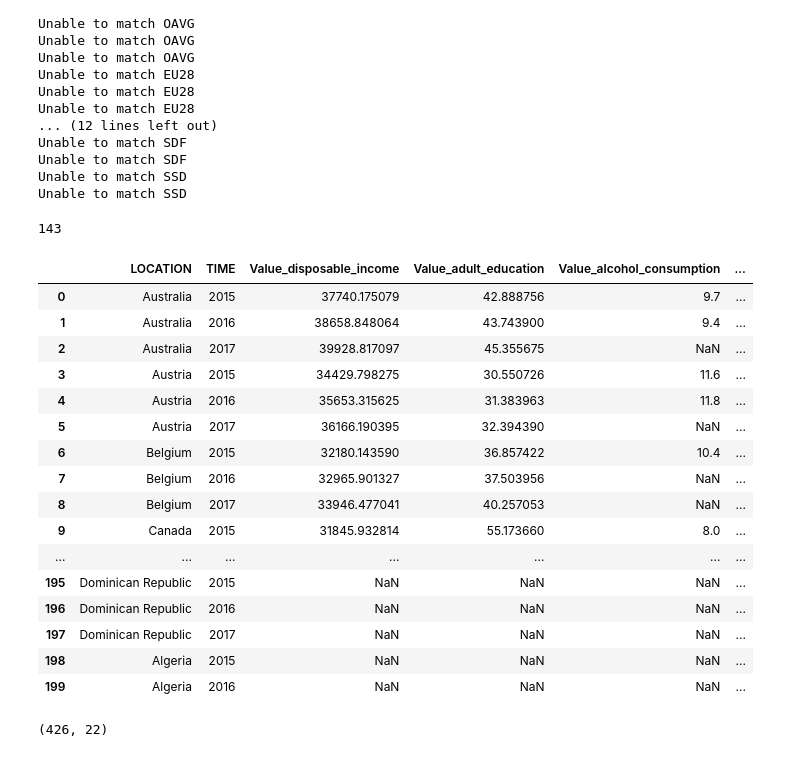
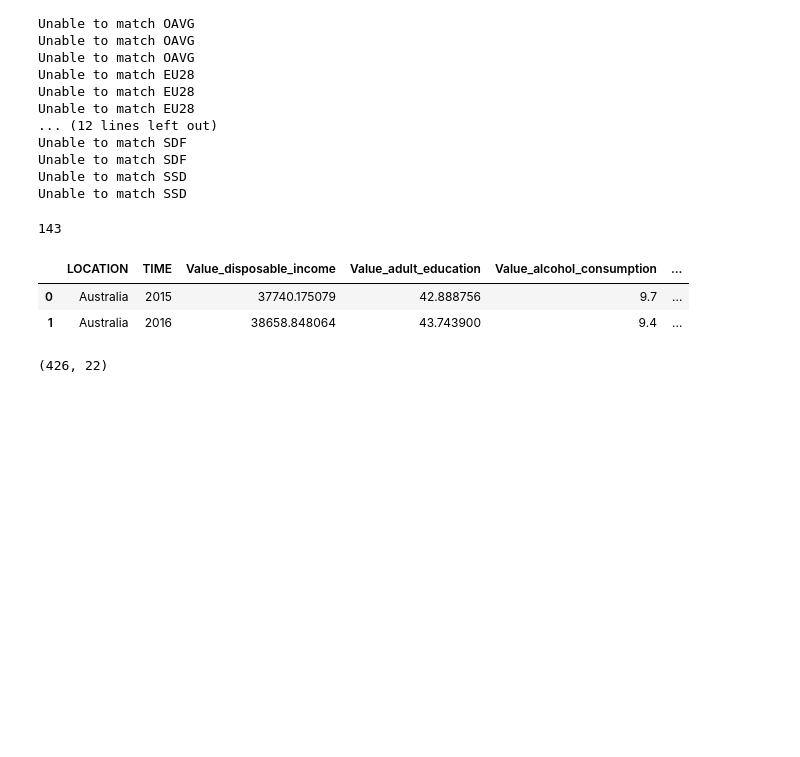
Before and after one commit to YiranJing/Health_and_Happiness_Study, a Jupyter notebook: notebook/Stage_1.1_Data_Process.ipynb, the cells around one changed output. Saved outputs shown, nothing was run; the diff lists cells and outputs as text; code cells hidden in the pictures; blank space fills up the shorter version.

```diff
--- a/notebook/Stage_1.1_Data_Process.ipynb
+++ b/notebook/Stage_1.1_Data_Process.ipynb
@@ -416,25 +412,11 @@ len(final_data['LOCATION'].unique())  # we finally match 140 countries
 # %% [output]
 143
 # %%
-final_data.head(200)
+final_data.head(2)
 # %% [output]
 |  | LOCATION | TIME | Value_disposable_income | Value_adult_education | Value_alcohol_consumption | ... |
 | 0 | Australia | 2015 | 37740.175079 | 42.888756 | 9.7 | ... |
 | 1 | Australia | 2016 | 38658.848064 | 43.743900 | 9.4 | ... |
-| 2 | Australia | 2017 | 39928.817097 | 45.355675 | NaN | ... |
-| 3 | Austria | 2015 | 34429.798275 | 30.550726 | 11.6 | ... |
-| 4 | Austria | 2016 | 35653.315625 | 31.383963 | 11.8 | ... |
-| 5 | Austria | 2017 | 36166.190395 | 32.394390 | NaN | ... |
-| 6 | Belgium | 2015 | 32180.143590 | 36.857422 | 10.4 | ... |
-| 7 | Belgium | 2016 | 32965.901327 | 37.503956 | NaN | ... |
-| 8 | Belgium | 2017 | 33946.477041 | 40.257053 | NaN | ... |
-| 9 | Canada | 2015 | 31845.932814 | 55.173660 | 8.0 | ... |
-| ... | ... | ... | ... | ... | ... | ... |
-| 195 | Dominican Republic | 2015 | NaN | NaN | NaN | ... |
-| 196 | Dominican Republic | 2016 | NaN | NaN | NaN | ... |
-| 197 | Dominican Republic | 2017 | NaN | NaN | NaN | ... |
-| 198 | Algeria | 2015 | NaN | NaN | NaN | ... |
-| 199 | Algeria | 2016 | NaN | NaN | NaN | ... |
 # %%
 df = final_data
 df.shape
```
Also changed, not shown: parts of 5 cells of this notebook, 1 other file.
